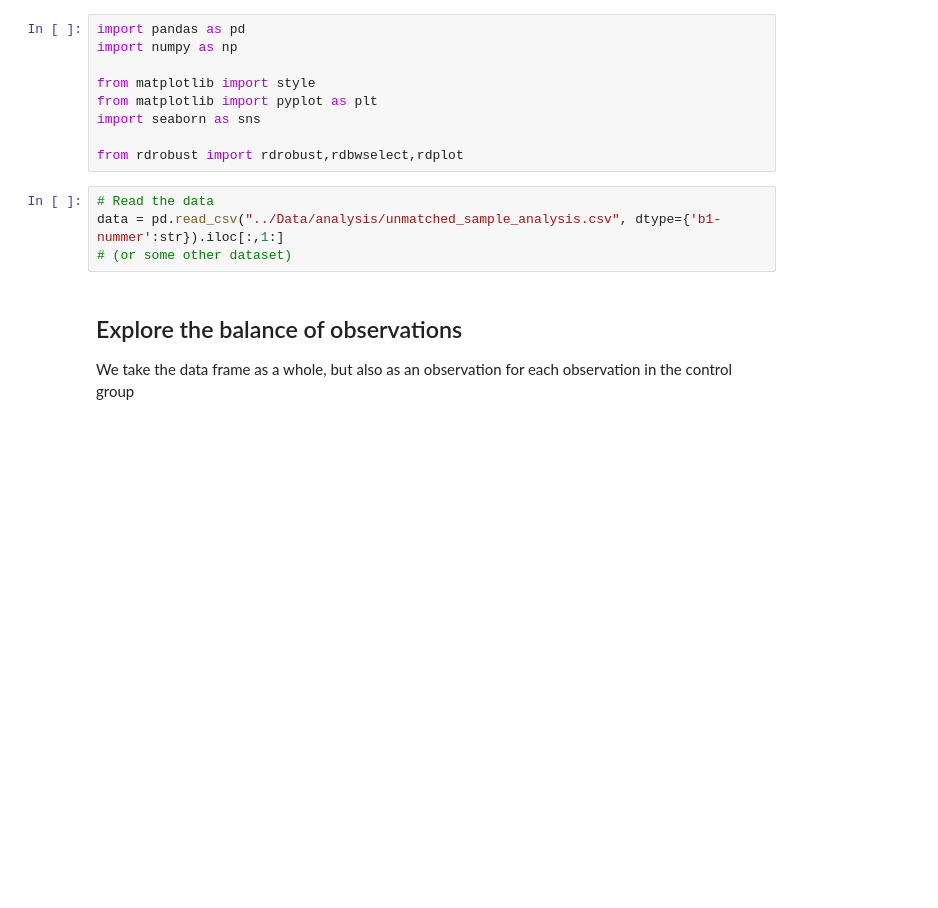
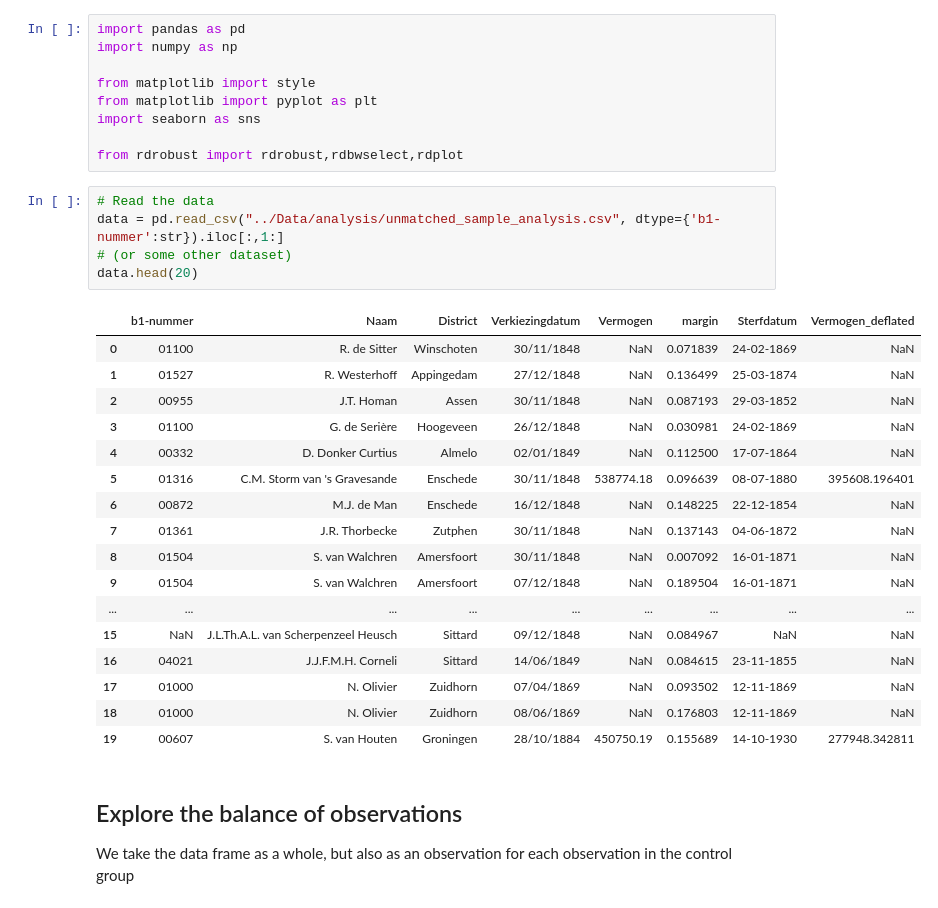
Before and after one commit to basm92/Polrents, a Jupyter notebook: Code/find_remaining_variables.ipynb, the cells around one changed output. Drawn from its saved outputs; the diff is of its cells as text; blank space fills up the shorter version.

```diff
--- a/Code/find_remaining_variables.ipynb
+++ b/Code/find_remaining_variables.ipynb
@@ -16,7 +16,26 @@ from rdrobust import rdrobust,rdbwselect,rdplot
 # %%
 # Read the data
 data = pd.read_csv("../Data/analysis/unmatched_sample_analysis.csv", dtype={'b1-nummer':str}).iloc[:,1:]
 # (or some other dataset)
+data.head(20)
+# %% [output]
+|  | b1-nummer | Naam | District | Verkiezingdatum | Vermogen | margin | Sterfdatum | Vermogen_deflated |
+| 0 | 01100 | R. de Sitter | Winschoten | 30/11/1848 | NaN | 0.071839 | 24-02-1869 | NaN |
+| 1 | 01527 | R. Westerhoff | Appingedam | 27/12/1848 | NaN | 0.136499 | 25-03-1874 | NaN |
+| 2 | 00955 | J.T. Homan | Assen | 30/11/1848 | NaN | 0.087193 | 29-03-1852 | NaN |
+| 3 | 01100 | G. de Serière | Hoogeveen | 26/12/1848 | NaN | 0.030981 | 24-02-1869 | NaN |
+| 4 | 00332 | D. Donker Curtius | Almelo | 02/01/1849 | NaN | 0.112500 | 17-07-1864 | NaN |
+| 5 | 01316 | C.M. Storm van 's Gravesande | Enschede | 30/11/1848 | 538774.18 | 0.096639 | 08-07-1880 | 395608.196401 |
+| 6 | 00872 | M.J. de Man | Enschede | 16/12/1848 | NaN | 0.148225 | 22-12-1854 | NaN |
+| 7 | 01361 | J.R. Thorbecke | Zutphen | 30/11/1848 | NaN | 0.137143 | 04-06-1872 | NaN |
+| 8 | 01504 | S. van Walchren | Amersfoort | 30/11/1848 | NaN | 0.007092 | 16-01-1871 | NaN |
+| 9 | 01504 | S. van Walchren | Amersfoort | 07/12/1848 | NaN | 0.189504 | 16-01-1871 | NaN |
+| ... | ... | ... | ... | ... | ... | ... | ... | ... |
+| 15 | NaN | J.L.Th.A.L. van Scherpenzeel Heusch | Sittard | 09/12/1848 | NaN | 0.084967 | NaN | NaN |
+| 16 | 04021 | J.J.F.M.H. Corneli | Sittard | 14/06/1849 | NaN | 0.084615 | 23-11-1855 | NaN |
+| 17 | 01000 | N. Olivier | Zuidhorn | 07/04/1869 | NaN | 0.093502 | 12-11-1869 | NaN |
+| 18 | 01000 | N. Olivier | Zuidhorn | 08/06/1869 | NaN | 0.176803 | 12-11-1869 | NaN |
+| 19 | 00607 | S. van Houten | Groningen | 28/10/1884 | 450750.19 | 0.155689 | 14-10-1930 | 277948.342811 |
 # %% [markdown]
 ## Explore the balance of observations
 
```
Also changed, not shown: parts of 5 cells of this notebook, 2 other files.
